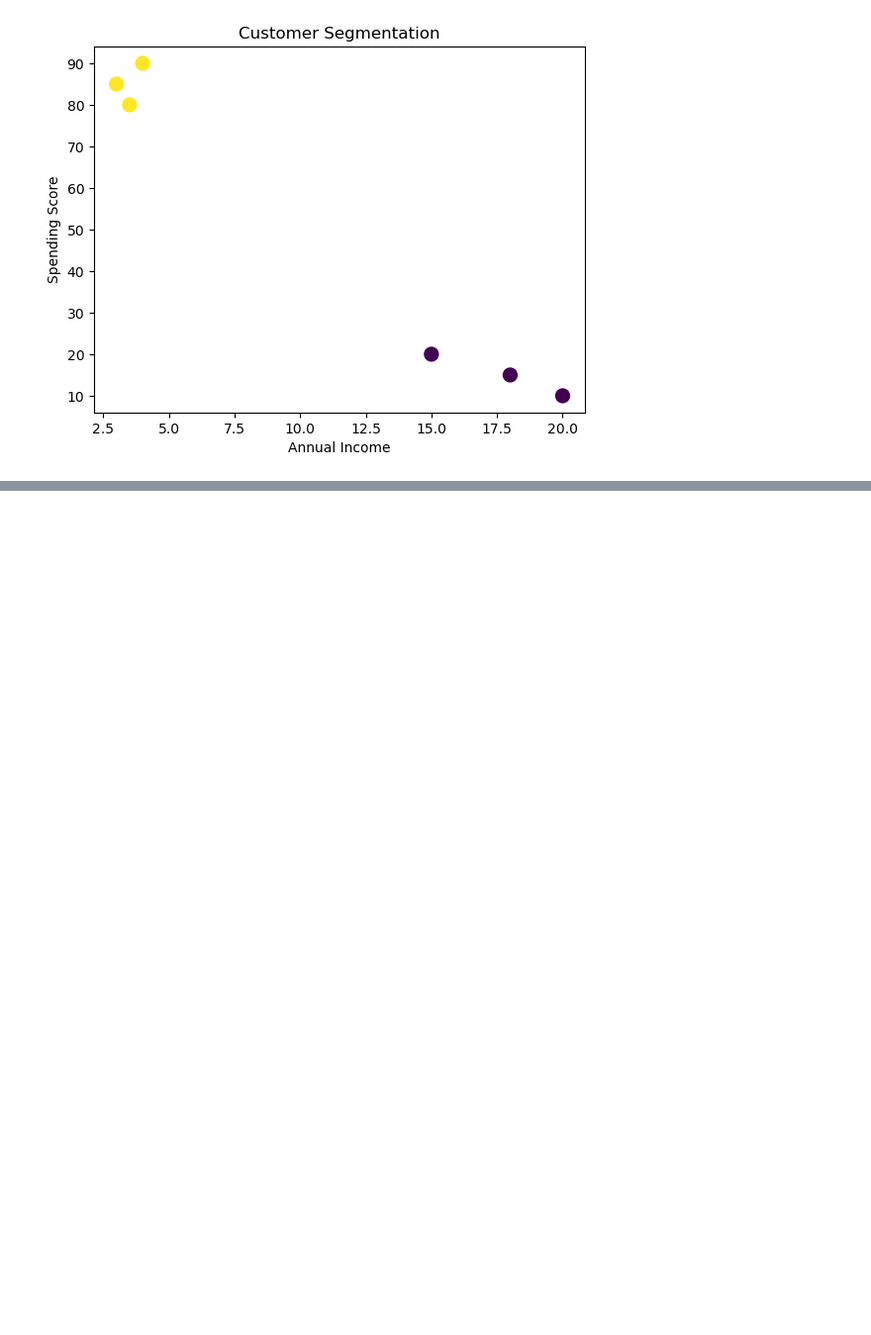
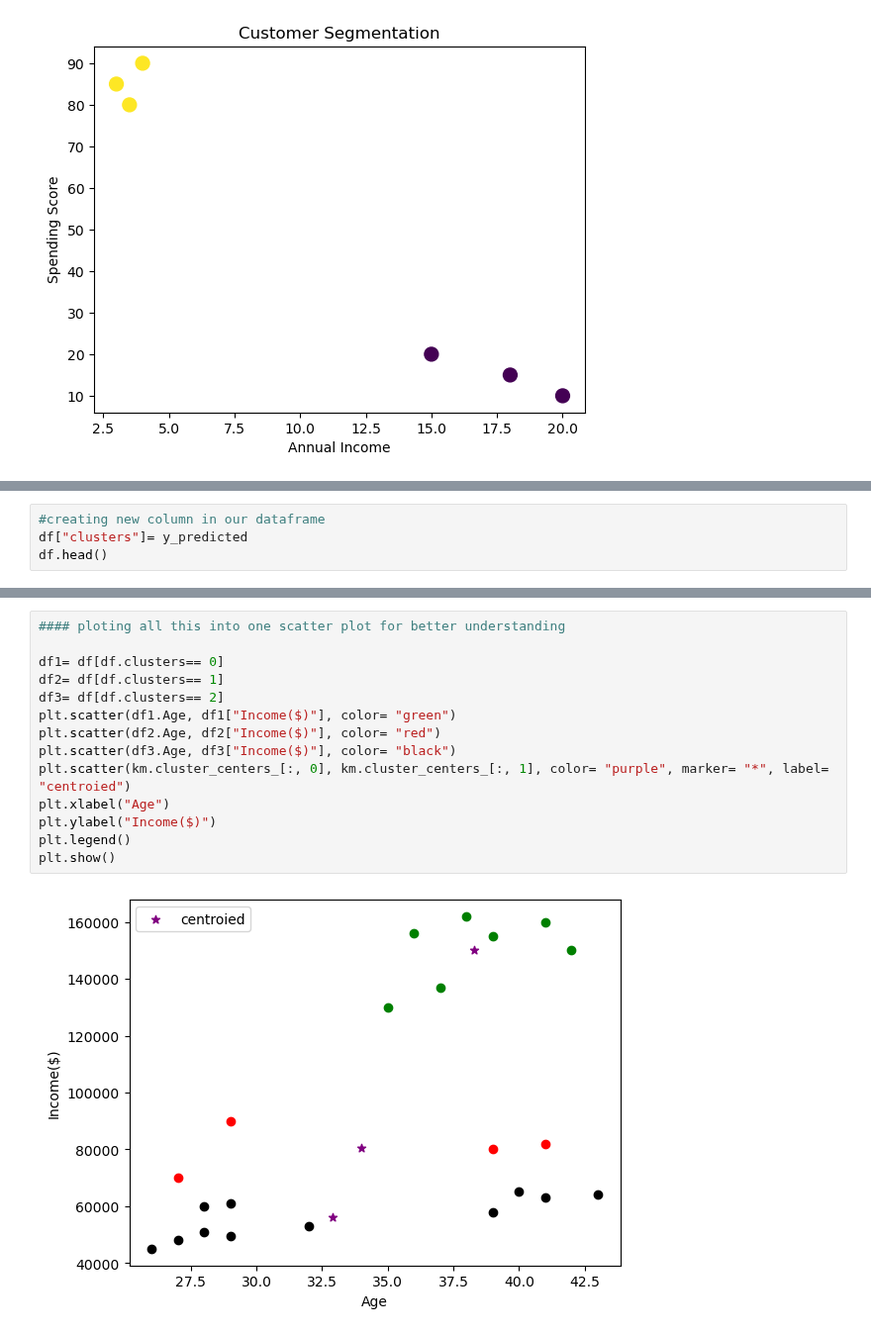
Before and after one commit to azeem932356/ML-Foundations, a Jupyter notebook: UnsupervisedLearning/K-Means/kmeans.ipynb, the cells around one changed output, grey strips where cells are left out. Shown at 99% size. Cells and saved outputs as stored; diff of their text form; blank space fills up the shorter version.

```diff
--- a/UnsupervisedLearning/K-Means/kmeans.ipynb
+++ b/UnsupervisedLearning/K-Means/kmeans.ipynb
@@ -107,0 +140,4 @@ plt.show()
+# %%
+#creating new column in our dataframe
+df["clusters"]= y_predicted
+df.head()
@@ -107,0 +198,16 @@ plt.show()
+# %%
+#### ploting all this into one scatter plot for better understanding
+
+df1= df[df.clusters== 0]
+df2= df[df.clusters== 1]
+df3= df[df.clusters== 2]
+plt.scatter(df1.Age, df1["Income($)"], color= "green")
+plt.scatter(df2.Age, df2["Income($)"], color= "red")
+plt.scatter(df3.Age, df3["Income($)"], color= "black")
+plt.scatter(km.cluster_centers_[:, 0], km.cluster_centers_[:, 1], color= "purple", marker= "*", label= "centroied")
+plt.xlabel("Age")
+plt.ylabel("Income($)")
+plt.legend()
+plt.show()
+# %% [output]
+[figure, added]
```
Also changed, not shown: parts of 11 cells of this notebook, 1 other file.
